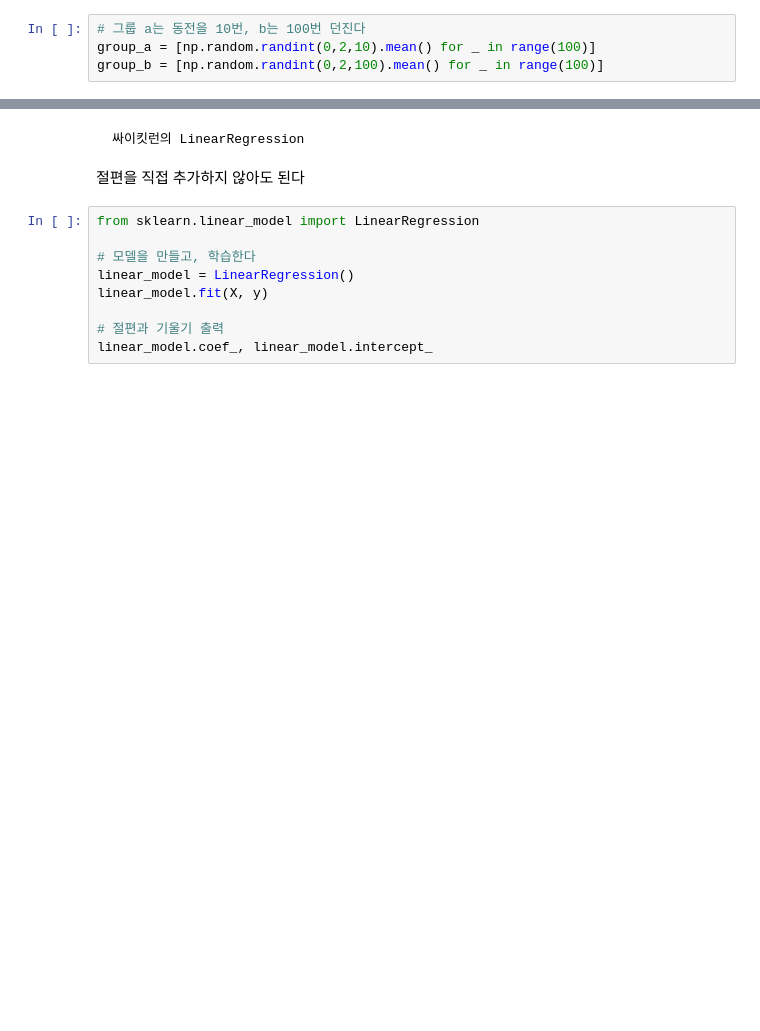
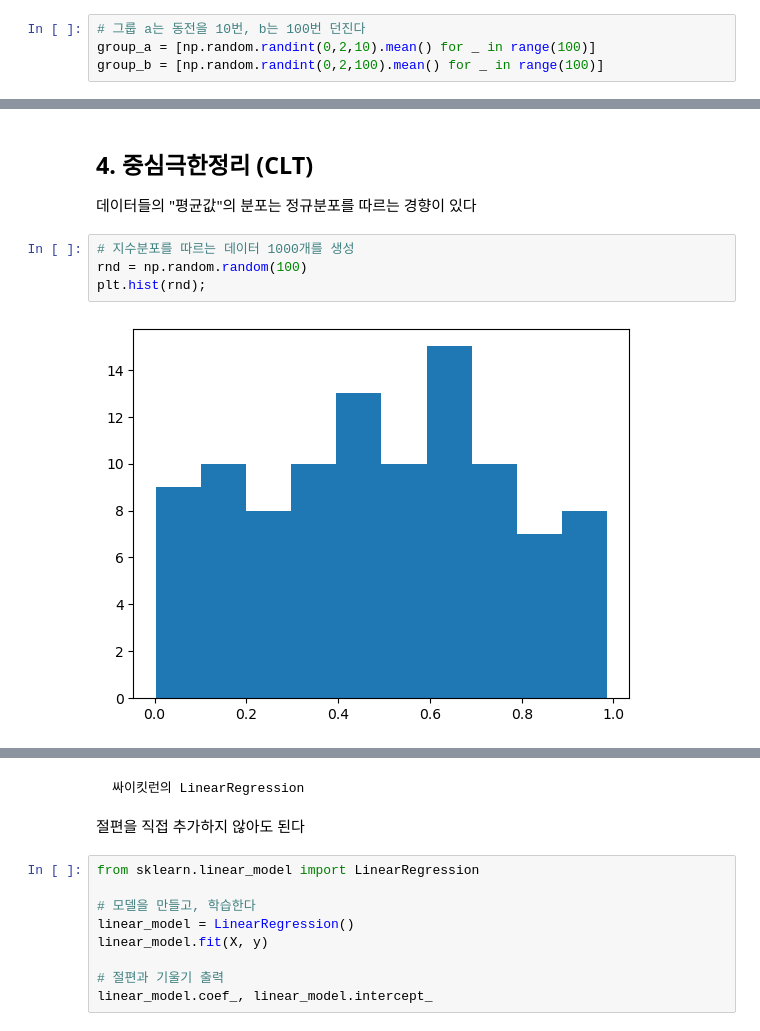
Before and after one commit to Je-Hyeon/FRstudy, a Jupyter notebook: 학기중스터디/week1/1주차스터디_수업용.ipynb, the cells around one changed output, grey strips where cells are left out. Cells and saved outputs as stored; diff of their text form; blank space fills up the shorter version.

```diff
--- a/학기중스터디/week1/1주차스터디_수업용.ipynb
+++ b/학기중스터디/week1/1주차스터디_수업용.ipynb
@@ -91,0 +92,10 @@ plt.ylim((0,1));
+# %% [markdown]
+## 4. 중심극한정리 (CLT)
+
+데이터들의 "평균값"의 분포는 정규분포를 따르는 경향이 있다
+# %%
+# 지수분포를 따르는 데이터 1000개를 생성
+rnd = np.random.random(100)
+plt.hist(rnd);
+# %% [output]
+[figure, added]
```
Also changed, not shown: parts of 17 cells of this notebook, 14 other files.
